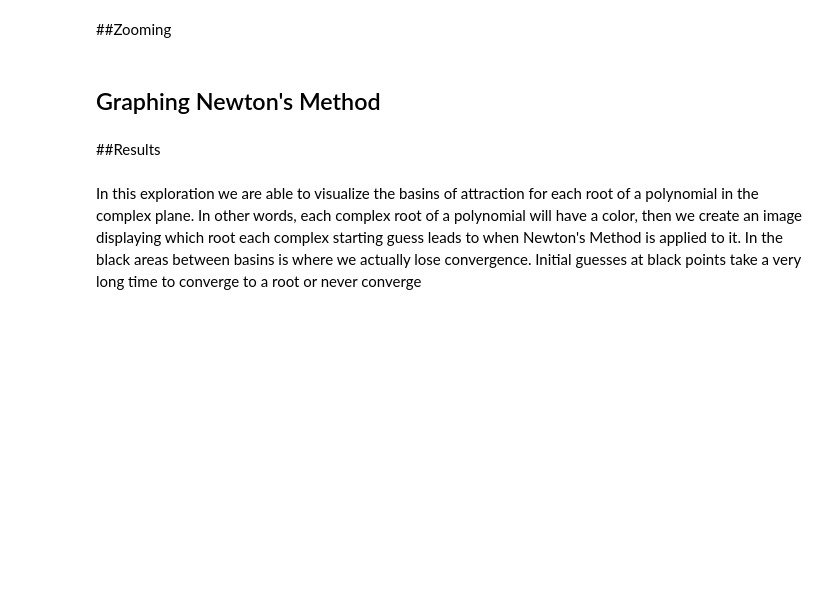
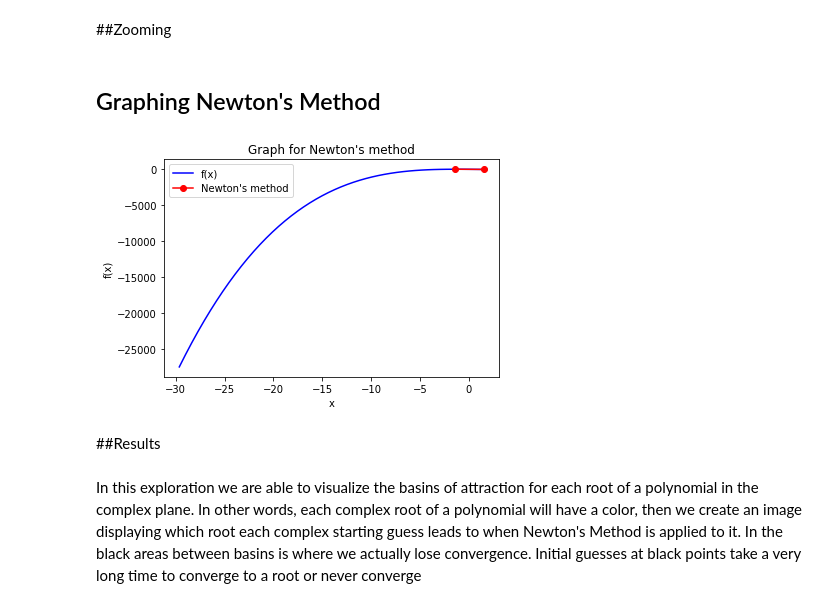
Before and after one commit to kekirchn/MATH-152, a Jupyter notebook: Exploration_Project_2.ipynb, the cells around one changed output. Drawn from its saved outputs; the diff is of its cells as text; code cells hidden in the pictures; blank space fills up the shorter version.

```diff
--- a/Exploration_Project_2.ipynb
+++ b/Exploration_Project_2.ipynb
@@ -170,34 +170,36 @@ import matplotlib.pyplot as plt
 def f(x):
    return (x ** 3) - ( 2 * x ** 2) - (11 * x) - 12
 def df(x):
    return (3 * x ** 2) - (4 * x) - 11
 
 # define the Newton's method
 def cobwebNewt(x0, f, df, iter):
   x = [x0]
   y = [f(x0)]
-  for i in range(n):
+  for i in range(iter):
     x.append(x[-1] - f(x[-1]) / df(x[-1]))
     y.append(f(x[-1]))
     return x, y
 
 # initial values
 x0 = 1.5
 iter = 10
 
 # points for the graph
 x, y = cobwebNewt(x0, f, df, iter)
 xs = np.linspace(min(x + y), max(x + y), 50)
 ys = f(xs)
 
 # plot the graph
 plt.plot(xs, ys, 'b-', label='f(x)')
 plt.plot(x, y, 'ro-', label='Newton\'s method')
 plt.xlabel('x')
 plt.ylabel('f(x)')
 plt.legend()
 plt.title('Graph for Newton\'s method')
 plt.show()
+# %% [output]
+[figure, added]
 # %% [markdown]
 ##Results
 # %% [markdown]
```
